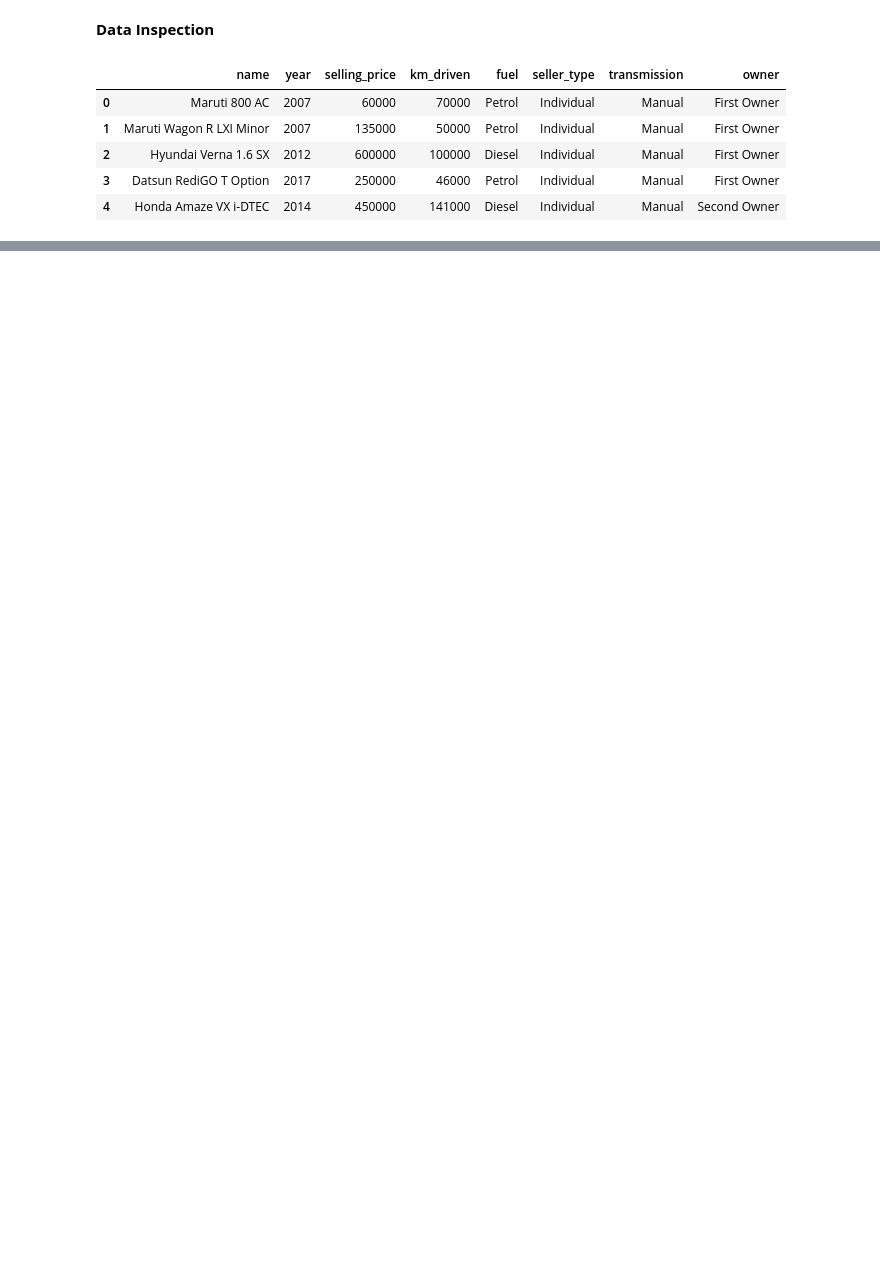
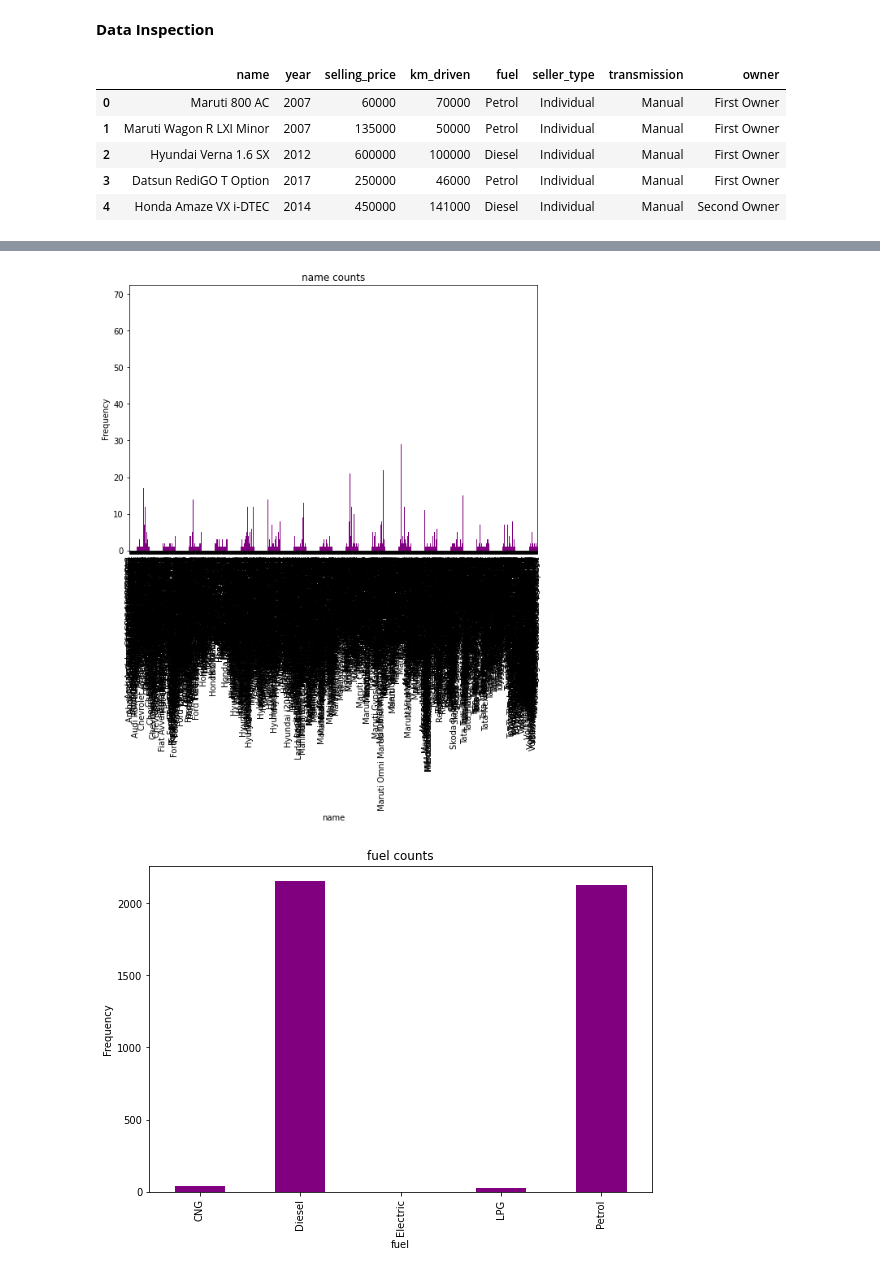
Before and after one commit to SampannaMishra/Car_Dekho_Project, a Jupyter notebook: Sampanna_Linear_Regression_(Car_Dekho).ipynb, the cells around one changed output, grey strips where cells are left out. Cells and saved outputs as stored; diff of their text form; code cells hidden in the pictures; blank space fills up the shorter version.

```diff
--- a/Sampanna_Linear_Regression_(Car_Dekho).ipynb
+++ b/Sampanna_Linear_Regression_(Car_Dekho).ipynb
@@ -94,0 +172,15 @@ dataset.groupby('fuel')['selling_price'].mean().plot.bar()
+# %%
+categorical_features = data_car.describe(include=['object']).columns
+# %%
+for col in categorical_features:
+    counts = data_car[col].value_counts().sort_index()
+    fig = plt.figure(figsize=(9, 6))
+    ax = fig.gca()
+    counts.plot.bar(ax = ax, color='purple')
+    ax.set_title(col + ' counts')
+    ax.set_xlabel(col)
+    ax.set_ylabel("Frequency")
+plt.show()
+# %% [output]
+[figure, added]
+[figure, added]
```
Also changed, not shown: parts of 21 cells of this notebook.
